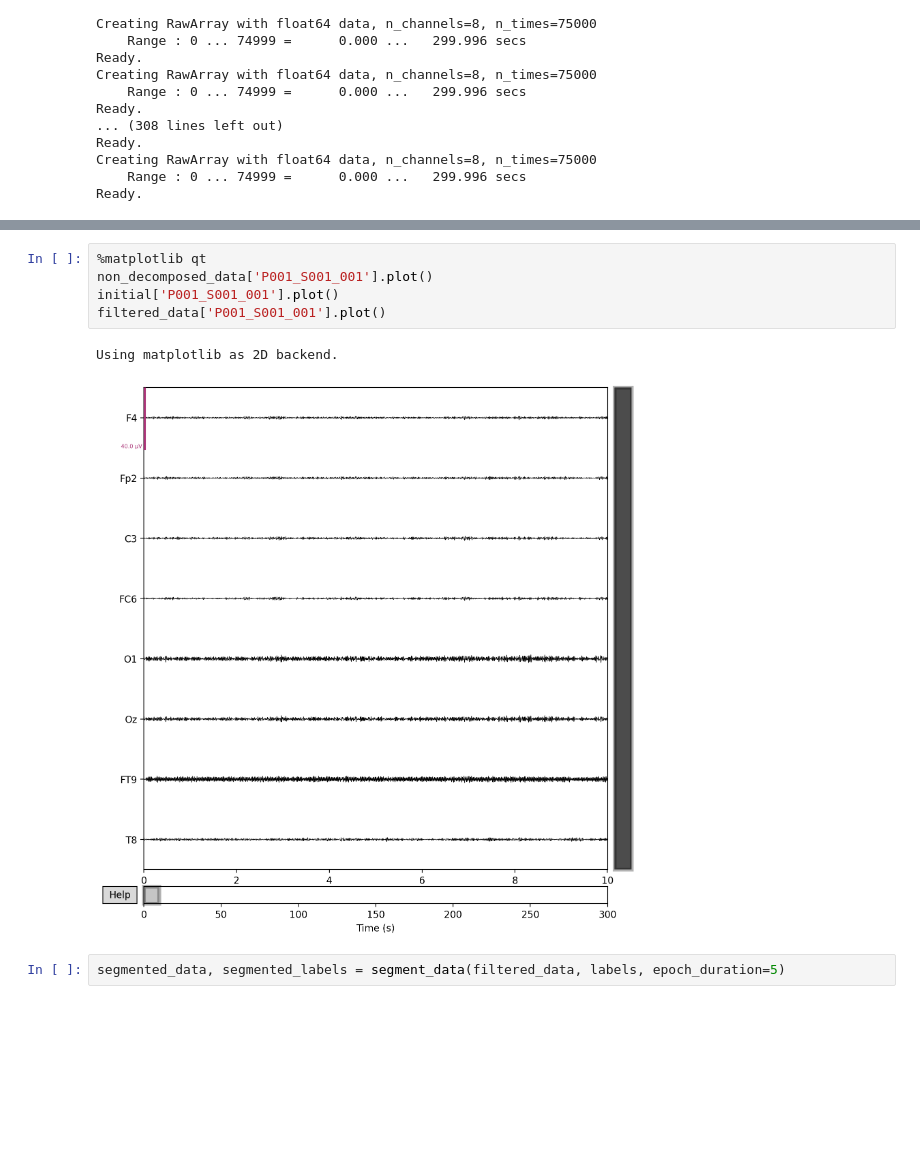
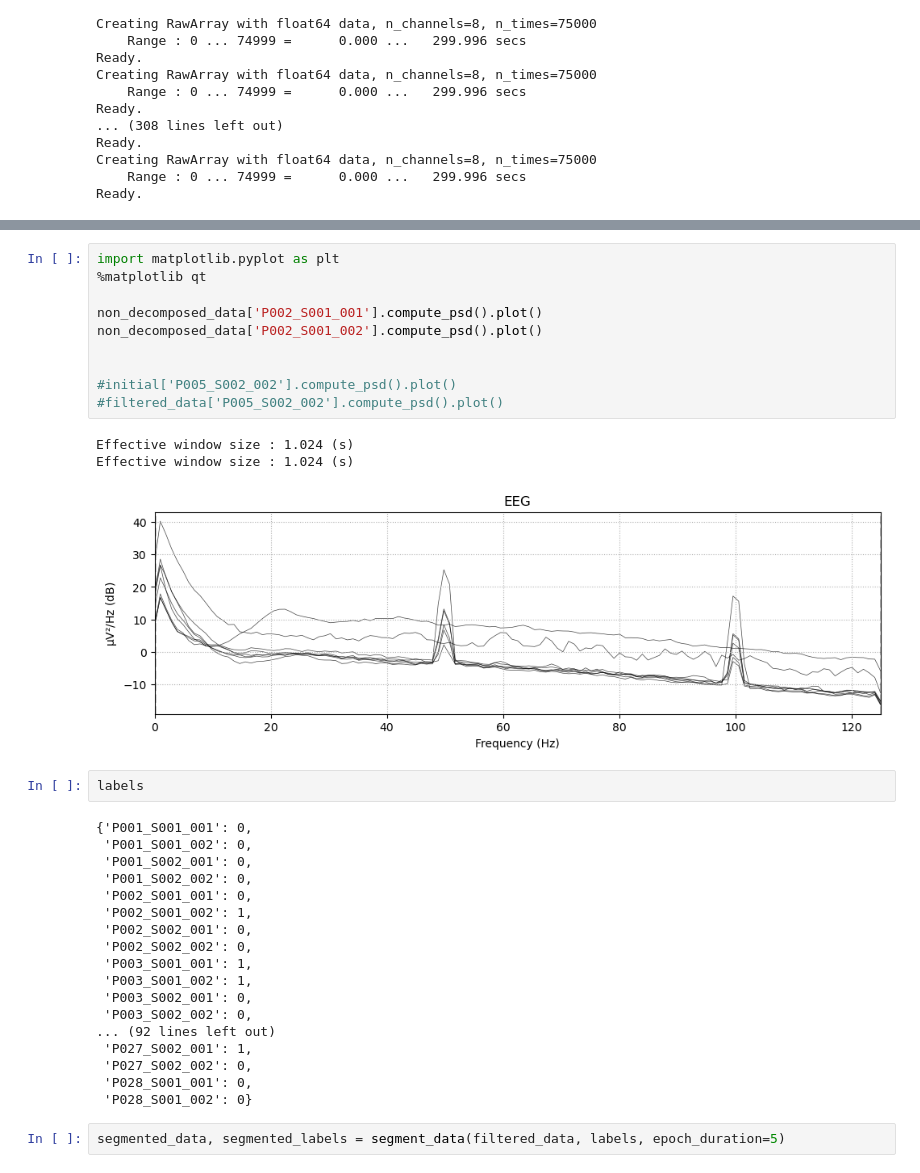
Before and after one commit to idamand/stress_detection_EEG, a Jupyter notebook: EEGNet_decomposition.ipynb, the cells around one changed output, grey strips where cells are left out. Cells and saved outputs as stored; diff of their text form; blank space fills up the shorter version.

```diff
--- a/EEGNet_decomposition.ipynb
+++ b/EEGNet_decomposition.ipynb
@@ -277,11 +287,37 @@ Designing a one-pass, zero-phase, non-causal bandpass filter:
 # %%
+import matplotlib.pyplot as plt
 %matplotlib qt
-non_decomposed_data['P001_S001_001'].plot()
-initial['P001_S001_001'].plot()
-filtered_data['P001_S001_001'].plot()
+
+non_decomposed_data['P002_S001_001'].compute_psd().plot()
+non_decomposed_data['P002_S001_002'].compute_psd().plot()
+
+
+#initial['P005_S002_002'].compute_psd().plot()
+#filtered_data['P005_S002_002'].compute_psd().plot()
 # %% [output]
-Using matplotlib as 2D backend.
+Effective window size : 1.024 (s)
+Effective window size : 1.024 (s)
-[figure, old version]
+[figure, new version]
+# %%
+labels
+# %% [output]
+{'P001_S001_001': 0,
+ 'P001_S001_002': 0,
+ 'P001_S002_001': 0,
+ 'P001_S002_002': 0,
+ 'P002_S001_001': 0,
+ 'P002_S001_002': 1,
+ 'P002_S002_001': 0,
+ 'P002_S002_002': 0,
+ 'P003_S001_001': 1,
+ 'P003_S001_002': 1,
+ 'P003_S002_001': 0,
+ 'P003_S002_002': 0,
+... (92 lines left out)
+ 'P027_S002_001': 1,
+ 'P027_S002_002': 0,
+ 'P028_S001_001': 0,
+ 'P028_S001_002': 0}
 # %%
 segmented_data, segmented_labels = segment_data(filtered_data, labels, epoch_duration=5)
 # %% [output]
```
Also changed, not shown: parts of 2 cells of this notebook, 3 other files.
